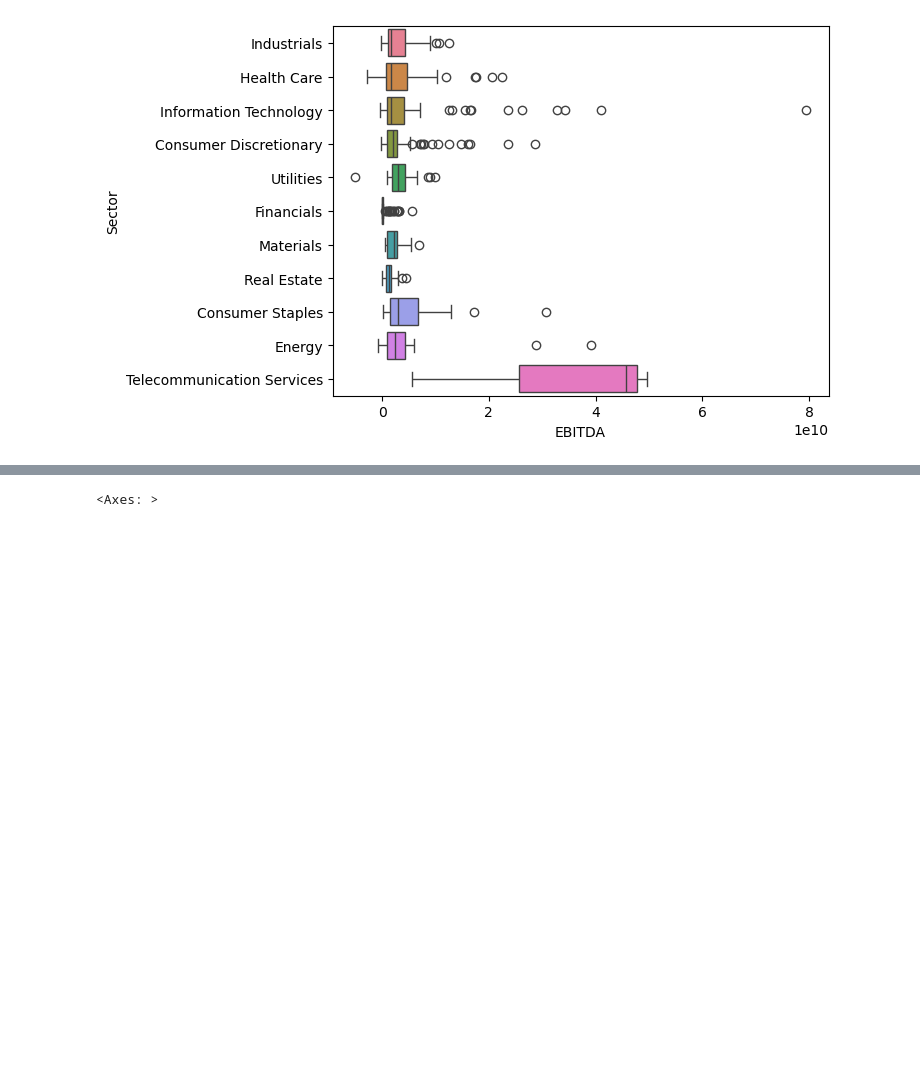
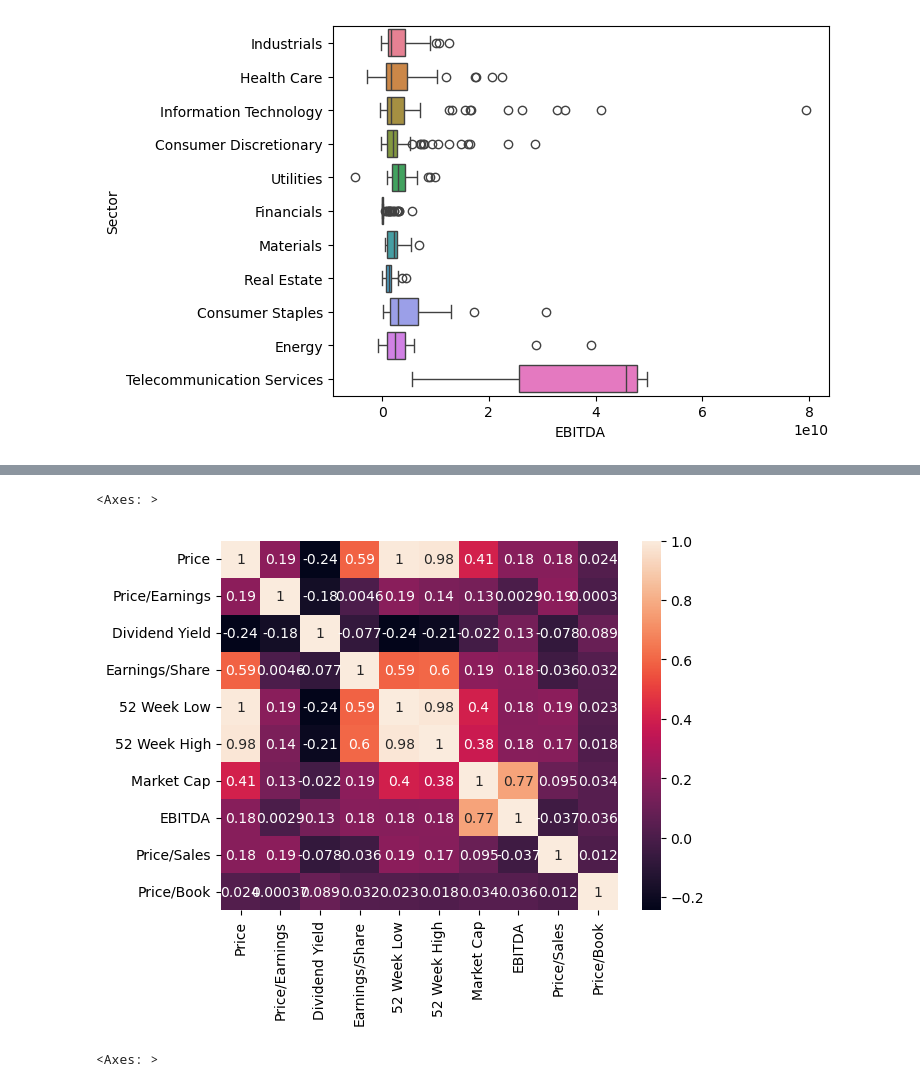
Before and after one commit to LupumGriseo/Proyectos-AED, a Jupyter notebook: Analisis_bivariado.ipynb, the cells around one changed output, grey strips where cells are left out. Cells and saved outputs as stored; diff of their text form; code cells hidden in the pictures; blank space fills up the shorter version.

```diff
--- a/Analisis_bivariado.ipynb
+++ b/Analisis_bivariado.ipynb
@@ -55,4 +55,9 @@ df.corr(numeric_only=True)
 | EBITDA | 0.180321 | 0.002950 | 0.126133 | 0.180583 | 0.176277 | 0.179666 | 0.771344 | ... |
 | Price/Sales | 0.181625 | 0.188558 | -0.077724 | -0.036178 | 0.188823 | 0.173721 | 0.095249 | ... |
 | Price/Book | 0.023637 | 0.000366 | 0.089369 | 0.032254 | 0.023322 | 0.017794 | 0.034411 | ... |
+# %%
+sns.heatmap(df.corr(numeric_only=True), annot = True)
+# %% [output]
+<Axes: >
+[figure, added]
 # %%
```
Also changed, not shown: parts of 1 cell of this notebook, 1 other file.
